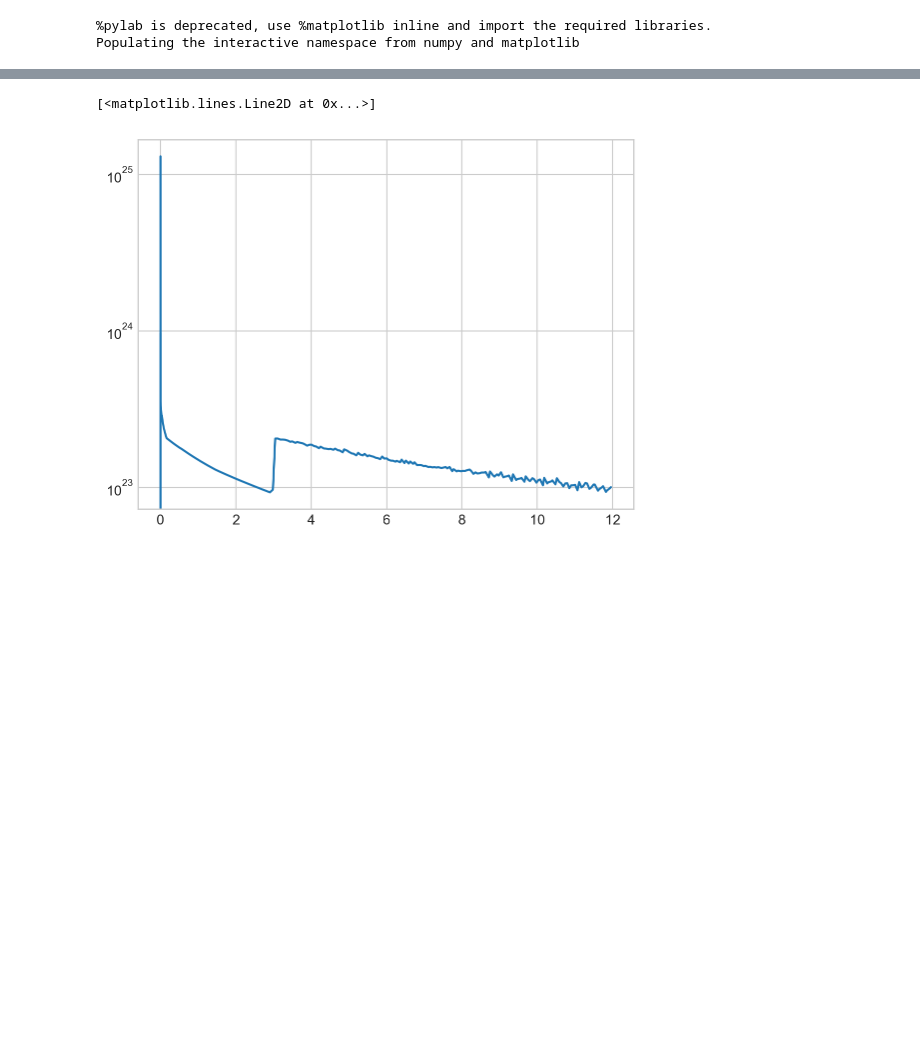
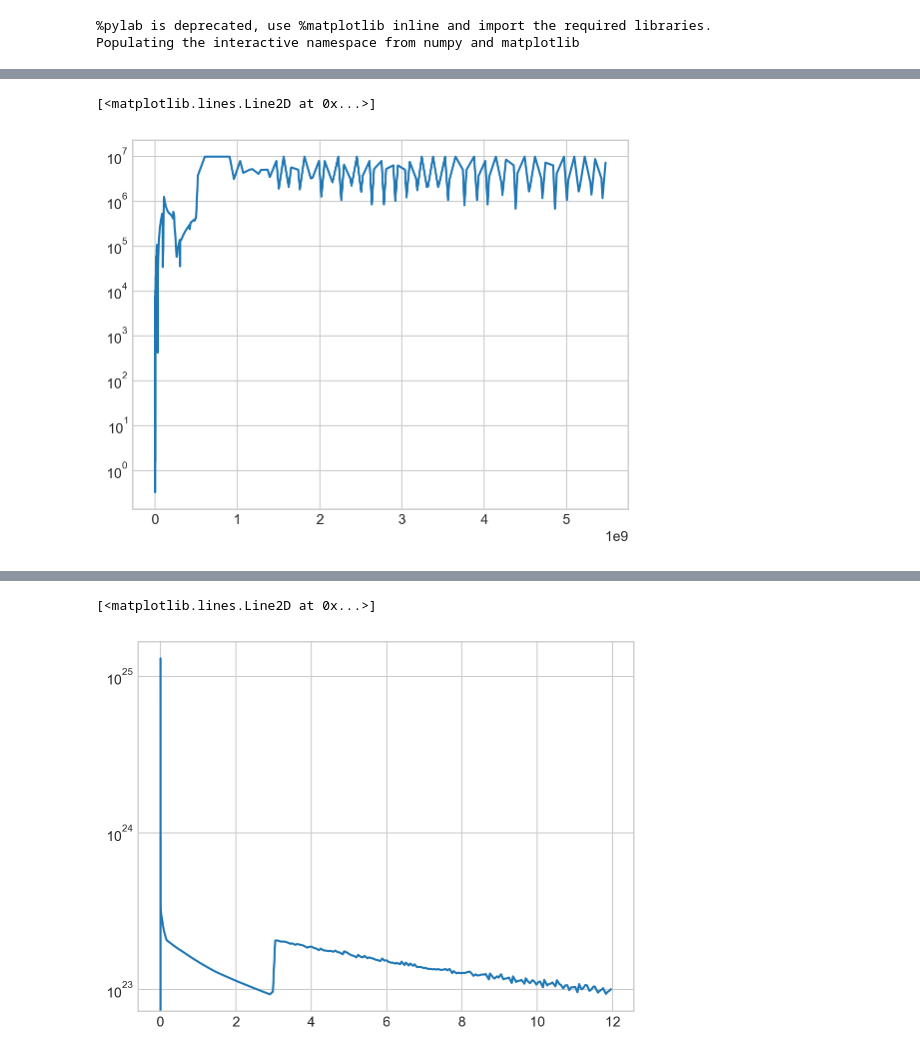
Before and after one commit to zhangjis/CMAPPER_rock, a Jupyter notebook: plot.ipynb, the cells around one changed output, grey strips where cells are left out. Saved outputs shown, nothing was run; the diff lists cells and outputs as text; code cells hidden in the pictures; blank space fills up the shorter version.

```diff
--- a/plot.ipynb
+++ b/plot.ipynb
@@ -261,0 +90,5 @@ print("The output video is {}".format(output))
+# %%
+load_file=np.loadtxt('input.txt')
+results_foldername='results_Mpl'+str(load_file[0])+'_CMF'+str(load_file[1])+'_time'+str(load_file[2])+'_Qrad'+str(load_file[3])+'_'+str(load_file[4])+'_'+str(load_file[5])+'_'+str(load_file[6])+'_Teq'+str(load_file[8])
+
+evo=np.loadtxt(results_foldername+'/evolution.txt')
@@ -261,0 +97,7 @@ print("The output video is {}".format(output))
+# %%
+plt.yscale('log')
+plot(evo[:,0]/86400.0/365.0,evo[:,1]/86400.0/365.0)
+#plot(evo_0[:,0]/86400.0/365.0,evo_0[:,1])
+# %% [output]
+[<matplotlib.lines.Line2D at 0x...>]
+[figure, added]
```
Also changed, not shown: parts of 47 cells of this notebook, 7 other files.
